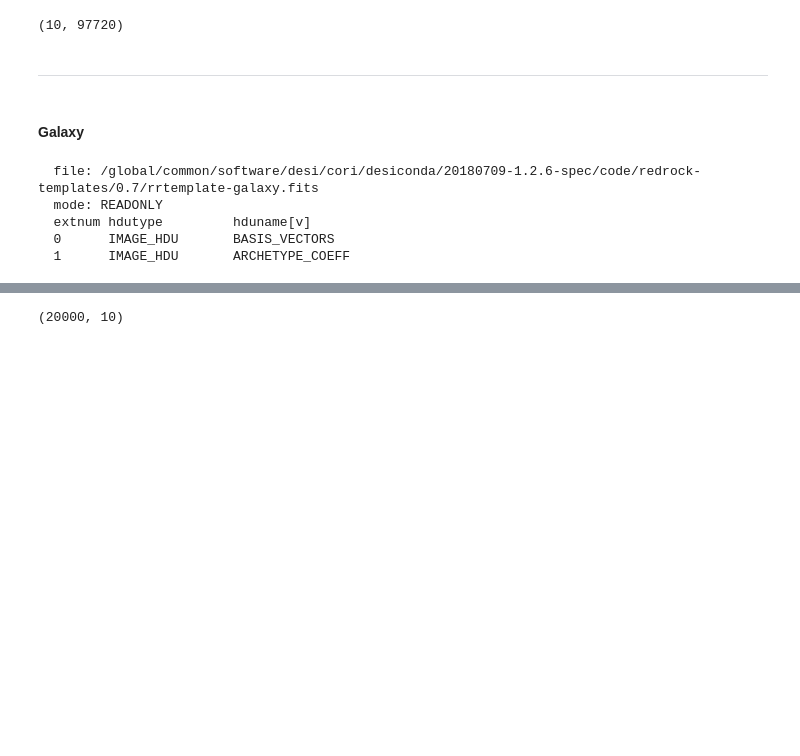
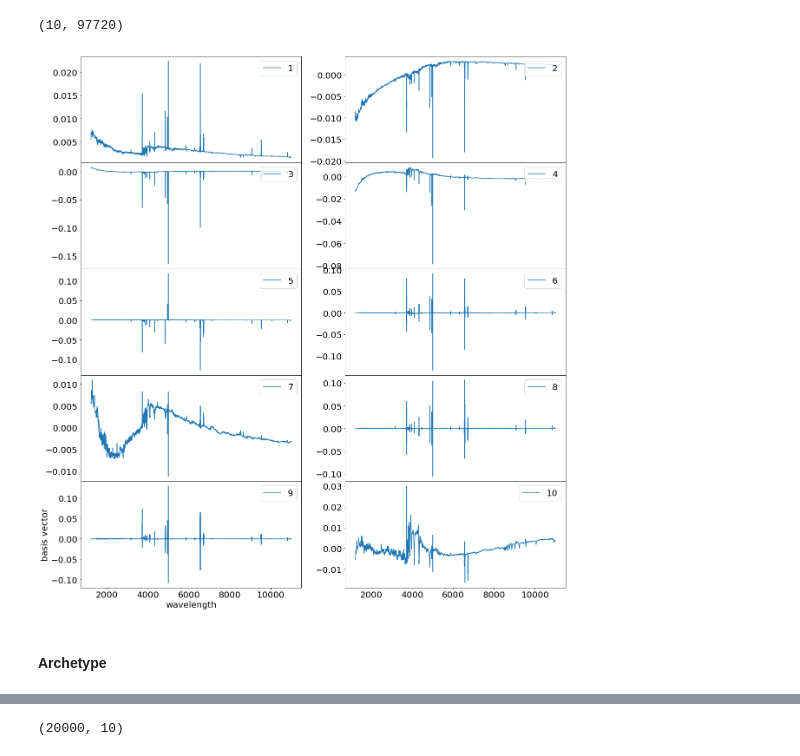
Before and after one commit to Yucheng-Zhang/desi_nbs, a Jupyter notebook: pokemon/rr_templates.ipynb, the cells around one changed output, grey strips where cells are left out. Cells and saved outputs as stored; diff of their text form; code cells hidden in the pictures; blank space fills up the shorter version.

```diff
--- a/pokemon/rr_templates.ipynb
+++ b/pokemon/rr_templates.ipynb
@@ -4,3 +4,8 @@
 import fitsio
 from astropy.io import fits
 import numpy as np
+import matplotlib.pyplot as plt
+from matplotlib import rcParams
+%pylab inline
+
+rcParams['font.size'] = 20
@@ -13,2 +22,2 @@ froot = '/global/common/software/desi/cori/desiconda/20180709-1.2.6-spec/code/re
 # %%
-fx = fits.open(froot + 'rrtemplate-galaxy.fits', memmap=False)
+fx = fits.open(froot + 'rrtemplate-galaxy.fits')
@@ -39,7 +55,7 @@ wave.shape
 (97720,)
 # %%
 from redrock.utils import native_endian
-flux = np.asarray(native_endian(fx['BASIS_VECTORS'].data), dtype=np.float64)
-flux.shape
+bv = np.asarray(native_endian(fx['BASIS_VECTORS'].data), dtype=np.float64)
+bv.shape
 # %% [output]
 (10, 97720)
@@ -48,4 +62,19 @@ fx.close()
+# %%
+# plot the basis vectors
+
+nrow = int(np.ceil(flux.shape[0]/2))
+fig, axs = plt.subplots(nrow, 2, figsize=(20,4.5*nrow), sharex='col')
+plt.subplots_adjust(hspace=0)
+
+for i in range(flux.shape[0]):
+    axs[i//2, i%2].plot(wave, bv[i], alpha=1, label=i+1)
+    axs[i//2, i%2].legend(loc='upper right')
+
+axs[nrow-1, 0].set_xlabel('wavelength')
+axs[nrow-1, 0].set_ylabel('basis vector')
+
+plt.show()
+# %% [output]
+[figure, added]
 # %% [markdown]
----
+#### Archetype
-# %% [markdown]
-#### Galaxy
@@ -56,8 +80,0 @@ hdu = fitsio.FITS(fn)
-# %%
-hdu
-# %% [output]
-  file: /global/common/software/desi/cori/desiconda/20180709-1.2.6-spec/code/redrock-templates/0.7/rrtemplate-galaxy.fits
-  mode: READONLY
-  extnum hdutype         hduname[v]
-  0      IMAGE_HDU       BASIS_VECTORS
-  1      IMAGE_HDU       ARCHETYPE_COEFF
```
Also changed, not shown: parts of 21 cells of this notebook, 1 other file.
